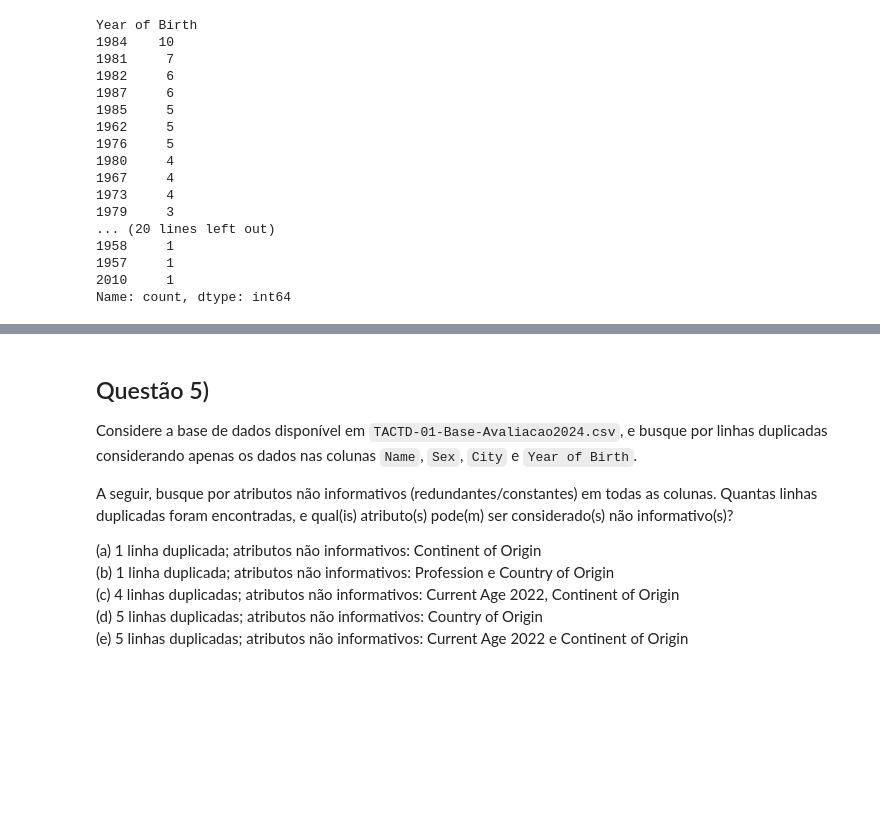
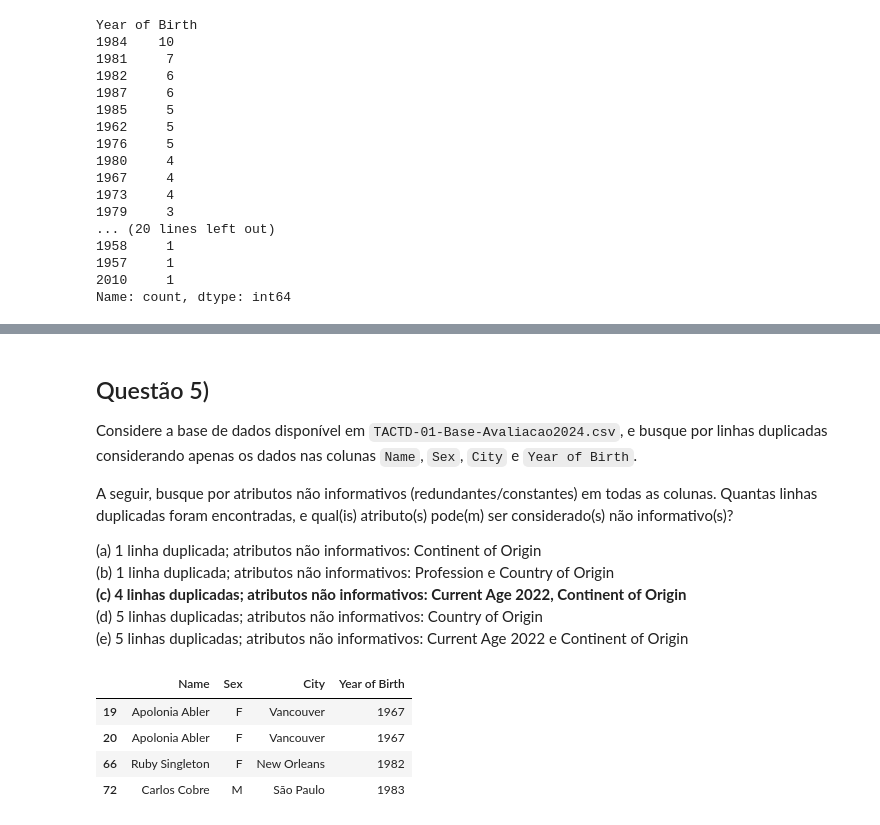
Before and after one commit to Felisouza/MBA_data_science, a Jupyter notebook: 2. Técnicas Avançadas de Captura e Tratamento de Dados 2024/Aula 1/TACTD-01-Avaliacao.ipynb, the cells around one changed output, grey strips where cells are left out. Cells and saved outputs as stored; diff of their text form; code cells hidden in the pictures; blank space fills up the shorter version.

```diff
--- a/2. Técnicas Avançadas de Captura e Tratamento de Dados 2024/Aula 1/TACTD-01-Avaliacao.ipynb
+++ b/2. Técnicas Avançadas de Captura e Tratamento de Dados 2024/Aula 1/TACTD-01-Avaliacao.ipynb
@@ -190,2 +258,14 @@ O atributo possui:
+# %% [markdown]
+## Questão 5)
+
+Considere a base de dados disponível em `TACTD-01-Base-Avaliacao2024.csv`, e busque por linhas duplicadas considerando apenas os dados nas colunas `Name`, `Sex`, `City` e `Year of Birth`.
+
+A seguir, busque por atributos não informativos (redundantes/constantes) em todas as colunas. Quantas linhas duplicadas foram encontradas, e qual(is) atributo(s) pode(m) ser considerado(s) não informativo(s)?
+
+(a) 1 linha duplicada; atributos não informativos: Continent of Origin<br>
+(b) 1 linha duplicada; atributos não informativos: Profession e Country of Origin<br>
+**(c) 4 linhas duplicadas; atributos não informativos: Current Age 2022, Continent of Origin**<br>
+(d) 5 linhas duplicadas; atributos não informativos: Country of Origin<br>
+(e) 5 linhas duplicadas; atributos não informativos: Current Age 2022 e Continent of Origin<br>
 # %%
 df = pd.read_csv("./dados/TACTD-01-Base-Avaliacao2024.csv")
@@ -194,12 +271,0 @@ df = pd.read_csv("./dados/TACTD-01-Base-Avaliacao2024.csv")
-# %% [markdown]
-## Questão 5)
-
-Considere a base de dados disponível em `TACTD-01-Base-Avaliacao2024.csv`, e busque por linhas duplicadas considerando apenas os dados nas colunas `Name`, `Sex`, `City` e `Year of Birth`.
-
-A seguir, busque por atributos não informativos (redundantes/constantes) em todas as colunas. Quantas linhas duplicadas foram encontradas, e qual(is) atributo(s) pode(m) ser considerado(s) não informativo(s)?
-
-(a) 1 linha duplicada; atributos não informativos: Continent of Origin<br>
-(b) 1 linha duplicada; atributos não informativos: Profession e Country of Origin<br>
-(c) 4 linhas duplicadas; atributos não informativos: Current Age 2022, Continent of Origin<br>
-(d) 5 linhas duplicadas; atributos não informativos: Country of Origin<br>
-(e) 5 linhas duplicadas; atributos não informativos: Current Age 2022 e Continent of Origin<br>
@@ -209,0 +272,9 @@ df = pd.read_csv("./dados/TACTD-01-Base-Avaliacao2024.csv")
+# %%
+df_duplicated = df[['Name', 'Sex', 'City', 'Year of Birth']]
+df_duplicated[df_duplicated.duplicated()]
+# %% [output]
+|  | Name | Sex | City | Year of Birth |
+| 19 | Apolonia Abler | F | Vancouver | 1967 |
+| 20 | Apolonia Abler | F | Vancouver | 1967 |
+| 66 | Ruby Singleton | F | New Orleans | 1982 |
+| 72 | Carlos Cobre | M | São Paulo | 1983 |
```
Also changed, not shown: parts of 19 cells of this notebook, 11 other files.
